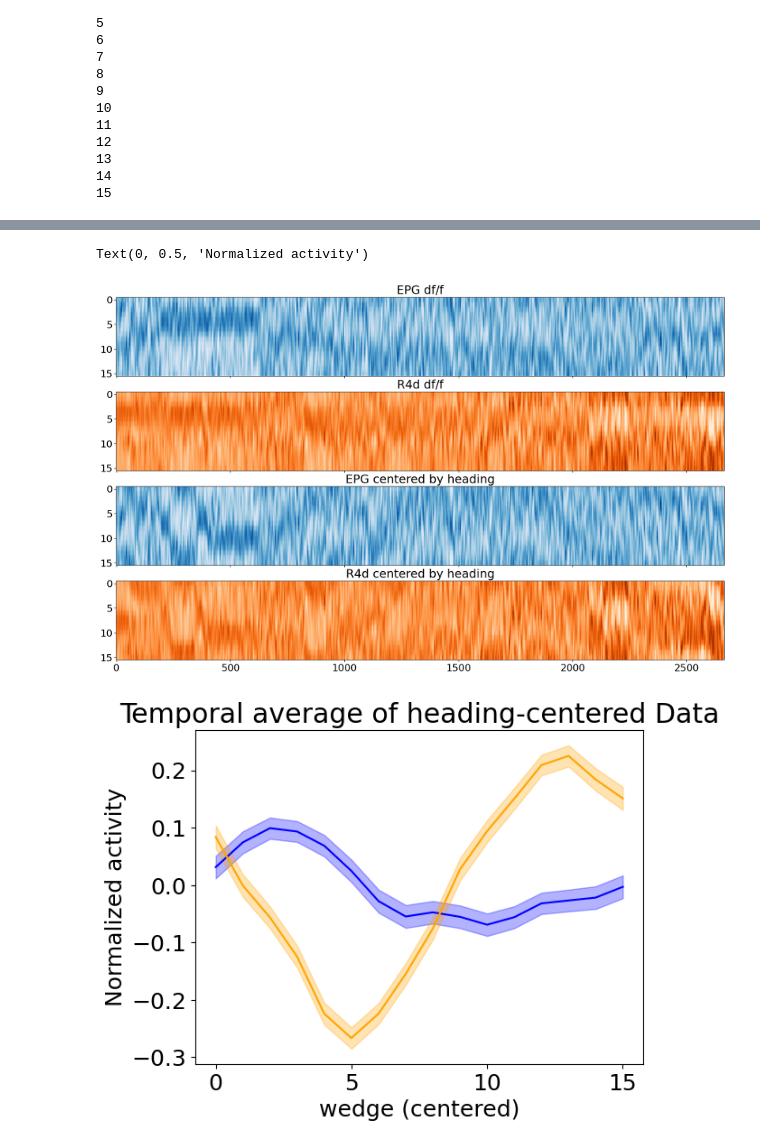
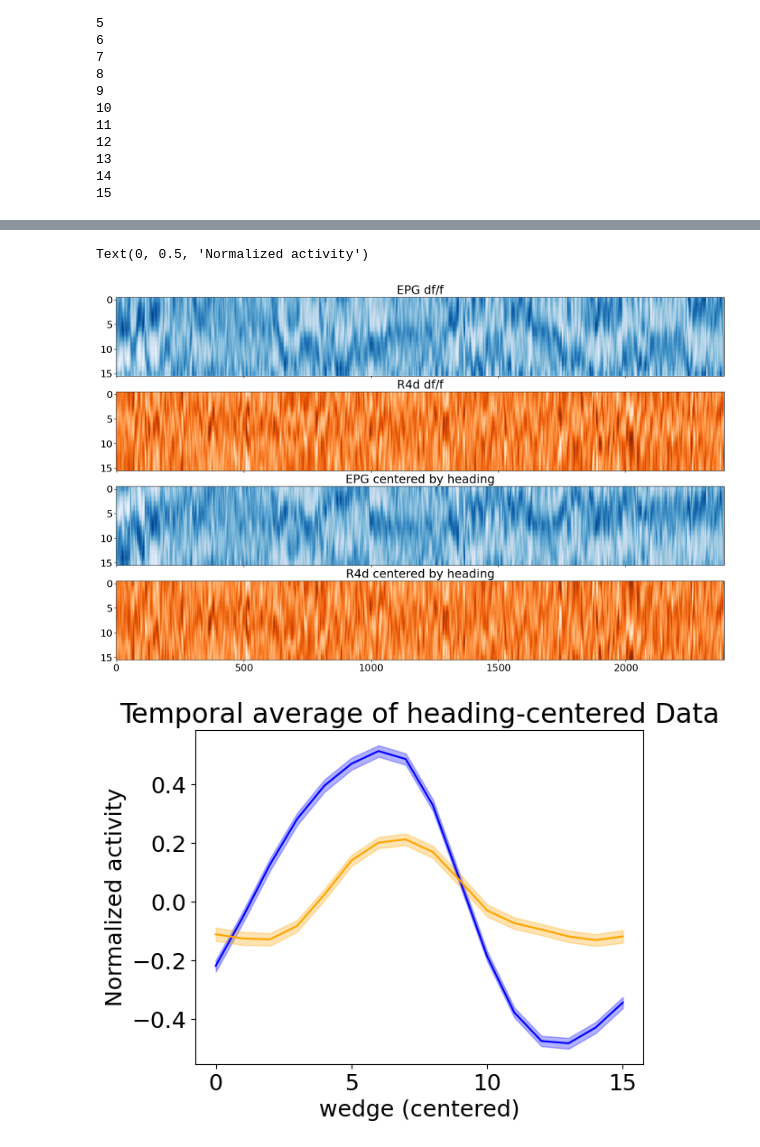
Before and after one commit to yfisher-lab/SessionTools, a Jupyter notebook: Notebooks/R4d_EB_simultaneous_image.ipynb, the cells around one changed output, grey strips where cells are left out. Cells and saved outputs as stored; diff of their text form; code cells hidden in the pictures.

```diff
--- a/Notebooks/R4d_EB_simultaneous_image.ipynb
+++ b/Notebooks/R4d_EB_simultaneous_image.ipynb
@@ -21,10 +21,10 @@ import SessionTools.two_photon as st2p
 
 %matplotlib inline
 # %%
-date = "28_10_2023"
+date = "30_10_2023"
 genotype = "ER4d_sytjGCaMP7f_EPG_jRGECO1a"
 fly = "fly1"
-session = 'closed_loop-000'
+session = 'closed_loop-003'
 basedir = pathlib.PurePath(f'/media/mplitt/SSD_storage/2PData/{genotype}/{date}/{fly}/{session}/')
 basename_input = pathlib.Path(basedir.joinpath(session))
 metadata = st2p.preprocessing.bruker_metadata.read(basename_input)
@@ -68,5 +62,10 @@ Invalid schema for package 'ome-types', please run 'npe2 validate ome-types' to
 # %%
 eb_napari.make_phase_masks()
+# %%
+if True:
+    _eb_napari = st2p.preprocessing.napari_tools.EB_R4d_Session()
+    _eb_napari.open_existing_session(napari_outputs_file)
+eb_napari = _eb_napari
 # %%
 masks_EB = eb_napari.masks_EB
 masks_R4d = eb_napari.masks_R4d
@@ -287,6 +288,7 @@ fig,ax = plt.subplots()
 bin_edges=np.linspace(-np.pi,np.pi,num=20)
 
 mask = np.ones(offset.shape)>0
+mask[np.abs(heading>3*np.pi/4)]=False
 # mask[:] = False
 # mask[:200]=False
 # mask=np.abs(dh)>.1
@@ -310,34 +312,35 @@ for t in range(dff_EB.shape[1]):
 # dff_R4d_maxal = dff_R4d_maxal/np.linalg.norm(dff_R4d_maxal, axis=0, keepdims=True)
 # %%
 start, end = 0, dff_EB.shape[1]
+inds = mask[start:end]
 
 fig, ax = plt.subplots(4,1, figsize=[20,12], sharex=True)
-ax[0].imshow(dff_EB[:,start:end],aspect='auto',cmap='Blues', interpolation=None)
+ax[0].imshow(dff_EB[:,inds],aspect='auto',cmap='Blues')
 ax[0].set_title('EPG df/f')
-ax[1].imshow(dff_R4d[:,start:end],aspect='auto',cmap='Oranges',interpolation=None)
+ax[1].imshow(dff_R4d[:,inds],aspect='auto',cmap='Oranges')
 ax[1].set_title('R4d df/f')
-ax[2].imshow(dff_EB_maxal[:,start:end],aspect='auto',cmap='Blues', interpolation=None) #,vmin=-3,vmax=3)
+ax[2].imshow(dff_EB_maxal[:,inds],aspect='auto',cmap='Blues') #,vmin=-3,vmax=3)
 ax[2].set_title('EPG centered by heading')
-ax[3].imshow(dff_R4d_maxal[:,start:end],aspect='auto',cmap='Oranges', interpolation=None) #,vmin=-3,vmax=3)
+ax[3].imshow(dff_R4d_maxal[:,inds],aspect='auto',cmap='Oranges') #,vmin=-3,vmax=3)
 ax[3].set_title('R4d centered by heading')
 
 
 fig, ax = plt.subplots()
-mu, sem = dff_EB_maxal[:,start:end].mean(axis=-1), sp.stats.sem(dff_EB_maxal[:, start:end], axis=-1)
+mu, sem = dff_EB_maxal[:,inds].mean(axis=-1), sp.stats.sem(dff_EB_maxal[:, inds], axis=-1)
 
 ax.plot(mu, color='blue')
 ax.fill_between(np.arange(16), mu-sem, mu+sem, alpha=.3, color='blue')
 # ax2 = ax.twinx()
-mu, sem = dff_R4d_maxal[:,start:end].mean(axis=-1), sp.stats.sem(dff_R4d_maxal[:, start:end], axis=-1)
+mu, sem = dff_R4d_maxal[:,inds].mean(axis=-1), sp.stats.sem(dff_R4d_maxal[:, inds], axis=-1)
 
 # ax2.plot(mu, color='orange')
 # ax2.fill_between(np.arange(16), mu-sem, mu+sem, alpha=.3, color='orange')
 ax.plot(mu, color='orange')
 ax.fill_between(np.arange(16), mu-sem, mu+sem, alpha=.3, color='orange')
 ax.set_title('Temporal average of heading-centered Data')
 ax.set_xlabel('wedge (centered)')
 ax.set_ylabel('Normalized activity')
 # %% [output]
 Text(0, 0.5, 'Normalized activity')
-[figure, old version]
+[figure, new version]
-[figure, old version]
+[figure, new version]
```
Also changed, not shown: parts of 10 cells of this notebook, 4 other files.
